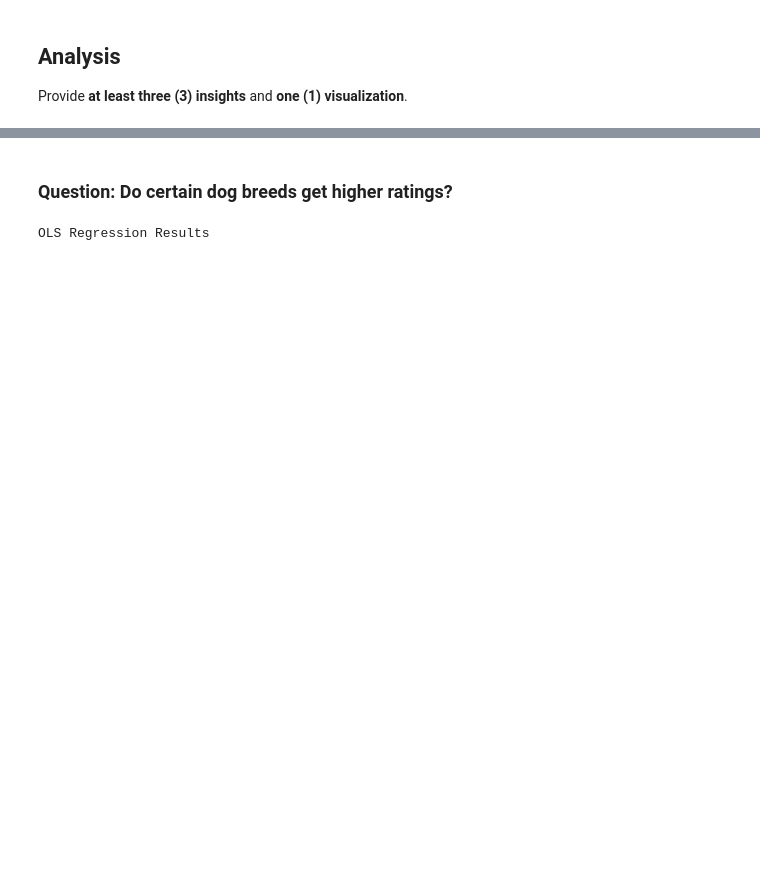
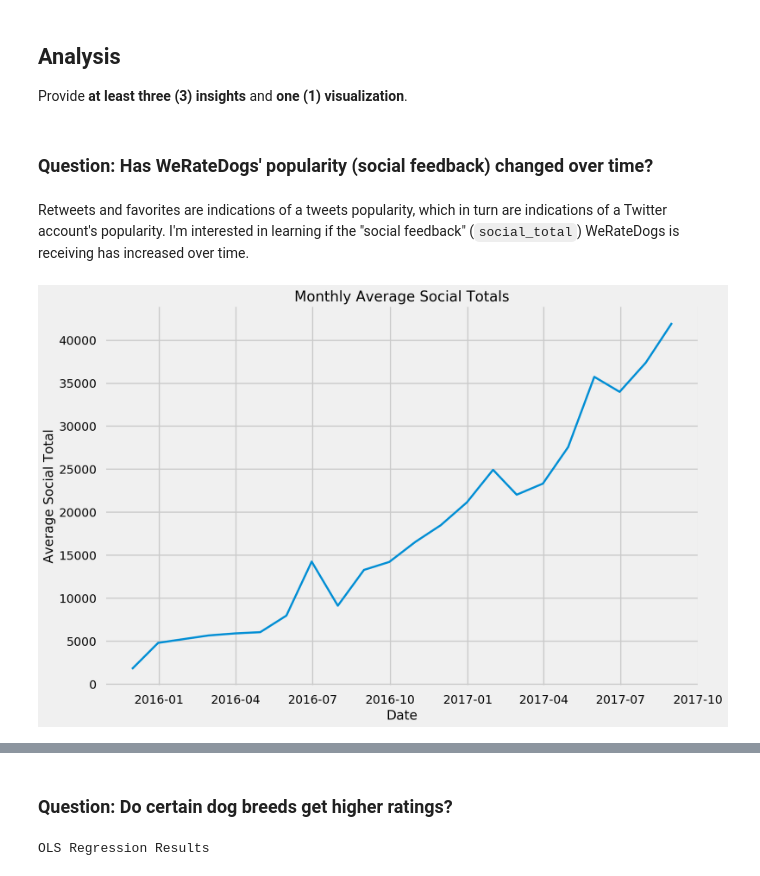
Before and after one commit to kennethn/data-analyst-nanodegree, a Jupyter notebook: 4_Wrangle_And_Analyze_Data/wrangle_act.ipynb, the cells around one changed output, grey strips where cells are left out. Cells and saved outputs as stored; diff of their text form; code cells hidden in the pictures; blank space fills up the shorter version.

```diff
--- a/4_Wrangle_And_Analyze_Data/wrangle_act.ipynb
+++ b/4_Wrangle_And_Analyze_Data/wrangle_act.ipynb
@@ -531,3 +587,7 @@ df.to_csv('data/twitter_archive_master.csv')
 ## Analysis
 
  Provide **at least three (3) insights** and **one (1) visualization**.
+# %% [markdown]
+### Question: Has WeRateDogs' popularity (social feedback) changed over time?
+# %% [markdown]
+Retweets and favorites are indications of a tweets popularity, which in turn are indications of a Twitter account's popularity. I'm interested in learning if the "social feedback" (`social_total`) WeRateDogs is receiving has increased over time.
@@ -533,0 +598,8 @@ df.to_csv('data/twitter_archive_master.csv')
+# %%
+plt.plot(df2.index, df2['social_total'])
+plt.title("Monthly Average Social Totals")
+plt.xlabel("Date")
+plt.ylabel("Average Social Total")
+plt.show()
+# %% [output]
+[figure, added]
```
Also changed, not shown: parts of 80 cells of this notebook, 10 other files.
